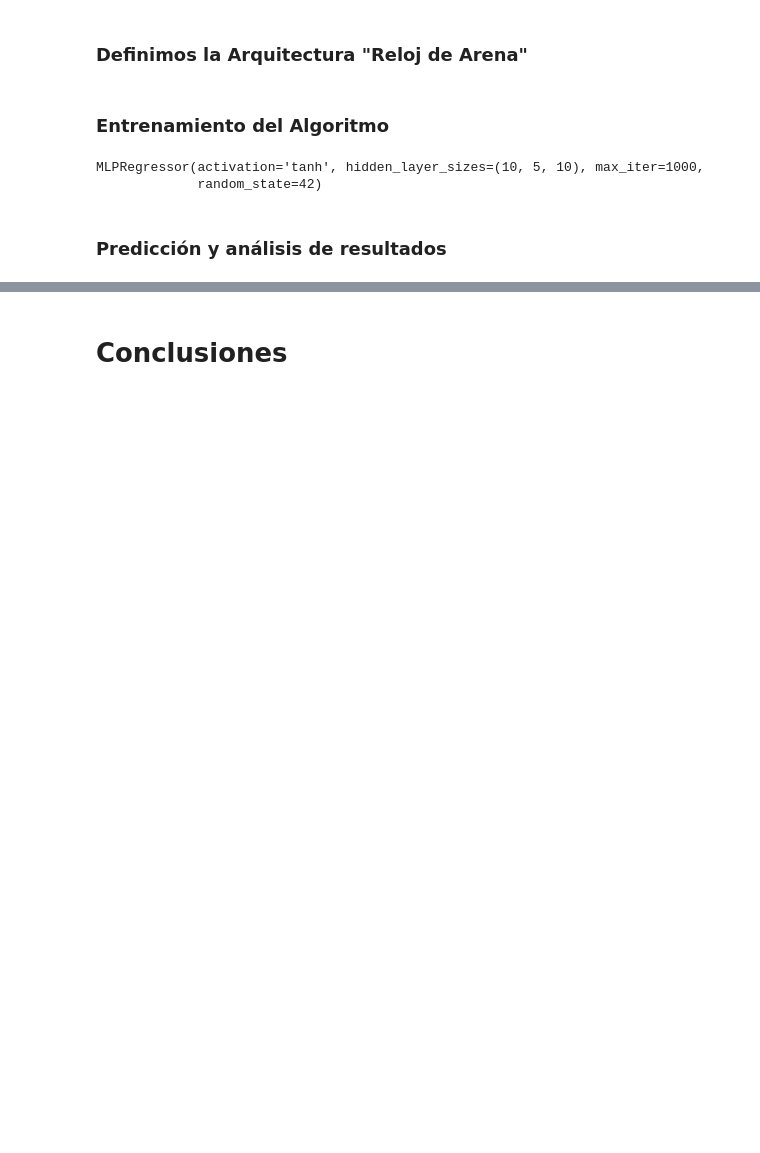
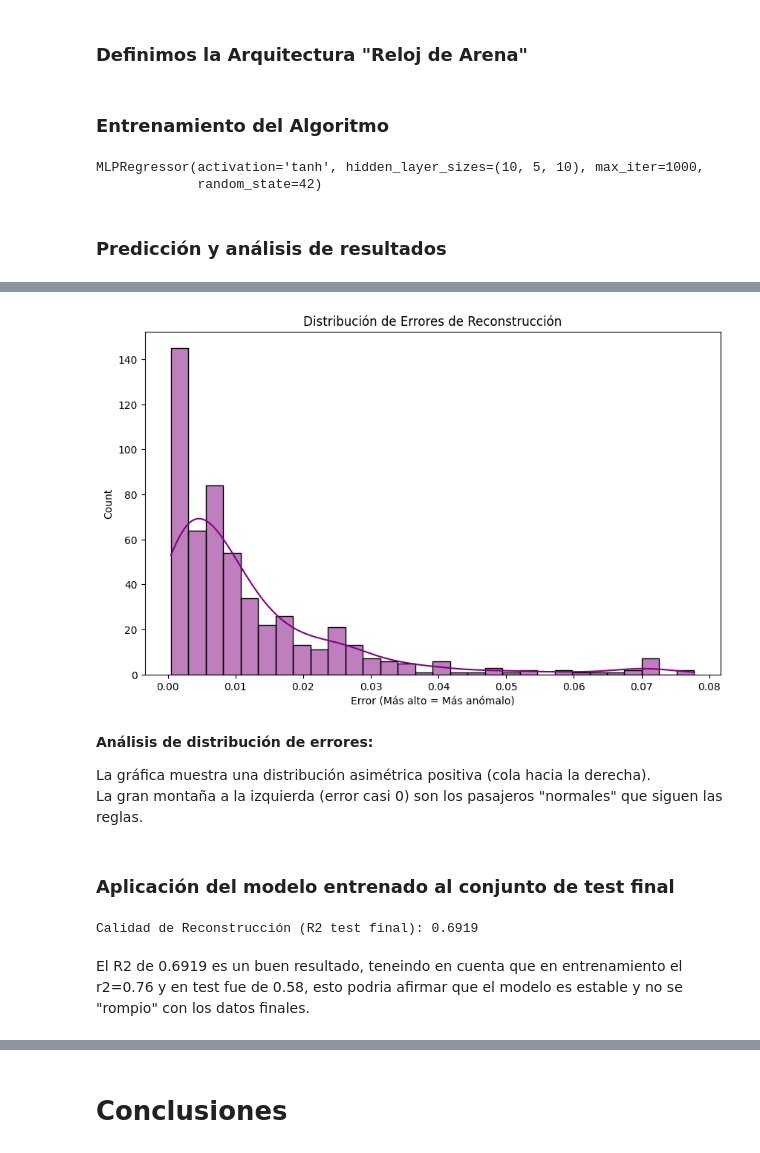
Before and after one commit to ivancepedagomez-sys/Proyecto_Titanic, a Jupyter notebook: Titanic_Project.ipynb, the cells around one changed output, grey strips where cells are left out. Saved outputs shown, nothing was run; the diff lists cells and outputs as text; code cells hidden in the pictures; blank space fills up the shorter version.

```diff
--- a/Titanic_Project.ipynb
+++ b/Titanic_Project.ipynb
@@ -3044,0 +3064,11 @@ Aplicar el modelo al conjunto test para clasificar esas nuevas observaciones y o
+# %%
+#Creamos un df para análisis con la tabla de los datos originales de train
+df_anomalias_train = X_train_AE.copy()
+# %%
+#agregamos la columna de erro
+df_anomalias_train['Error_Reconstruccion'] = errores_train
+# %%
+Y_train_AE = Y_train.copy()
+# %%
+#agregamos la columa de survived de y_train paraver la relacion
+df_anomalias_train['Survived_real']= Y_train_AE.values
@@ -3044,0 +3106,16 @@ Aplicar el modelo al conjunto test para clasificar esas nuevas observaciones y o
+# %%
+#Grafica de distribución de errores
+plt.figure(figsize=(10, 6))
+sns.histplot(df_anomalias_train['Error_Reconstruccion'], bins=30, kde=True, color='purple')
+plt.title("Distribución de Errores de Reconstrucción")
+plt.xlabel("Error (Más alto = Más anómalo)")
+plt.show()
+# %% [output]
+[figure, added]
+# %% [markdown]
+**Análisis de distribución de errores:**
+
+La gráfica muestra una distribución asimétrica positiva (cola hacia la derecha).
+La gran montaña a la izquierda (error casi 0) son los pasajeros "normales" que siguen las reglas.
+# %% [markdown]
+### Aplicación del modelo entrenado al conjunto de test final
@@ -3044,0 +3125,8 @@ Aplicar el modelo al conjunto test para clasificar esas nuevas observaciones y o
+# %%
+#Calculamos el R2
+score_test_final_AE = r2_score(X_final_AE, pred_test_final_AE)
+print(f"Calidad de Reconstrucción (R2 test final): {score_test_final_AE:.4f}")
+# %% [output]
+Calidad de Reconstrucción (R2 test final): 0.6919
+# %% [markdown]
+El R2 de 0.6919 es un buen resultado, teneindo en cuenta que en entrenamiento el r2=0.76 y en test fue de 0.58, esto podria afirmar que el modelo es estable y no se "rompio" con los datos finales.
```
Also changed, not shown: parts of 36 cells of this notebook.
